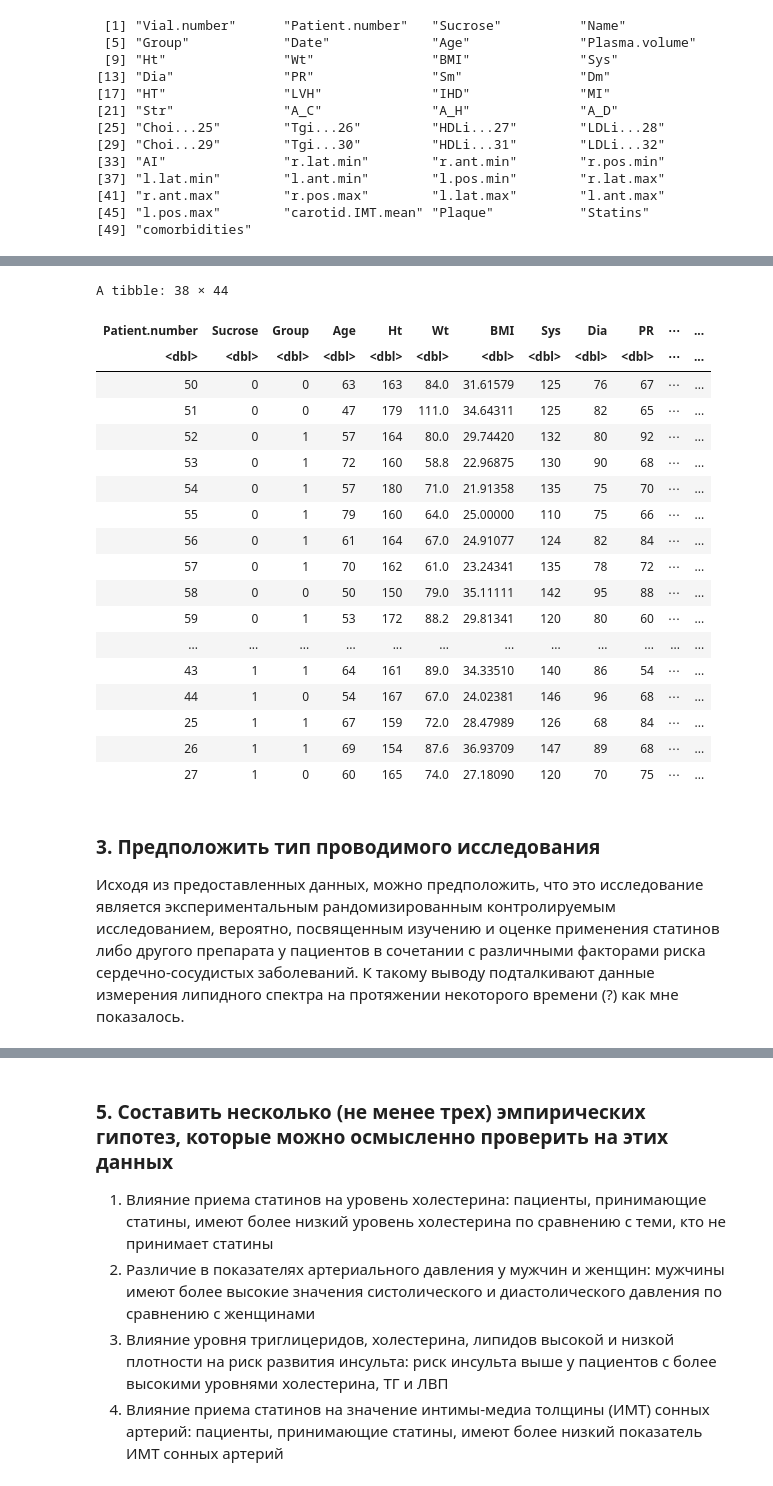
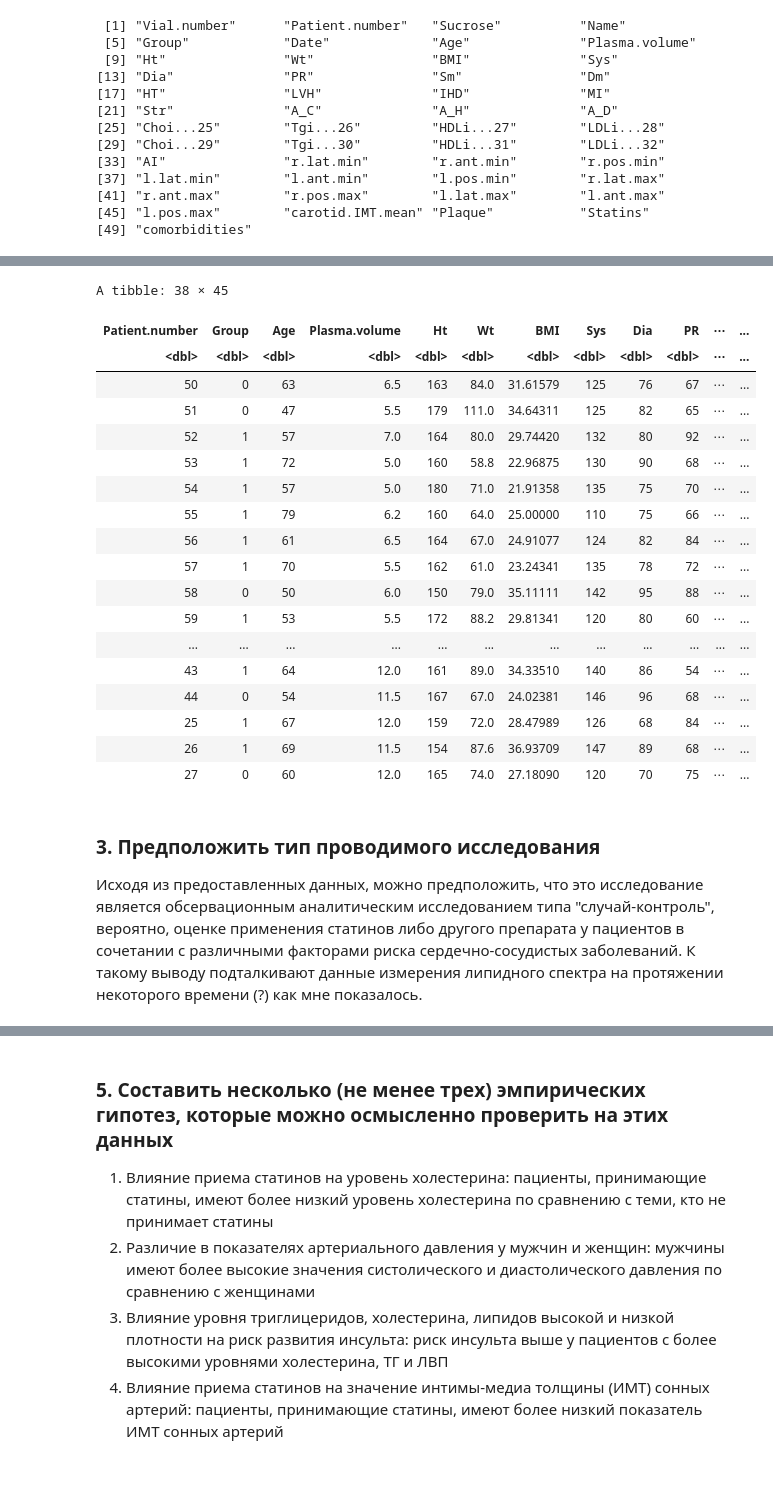
Before and after one commit to MikhailDemin/GB_DataScience-in-Med, a Jupyter notebook: 21_Applied_statistics_in_medicine/21_1_lesson_1_my_solution.ipynb, the cells around one changed output, grey strips where cells are left out. Cells and saved outputs as stored; diff of their text form; code cells hidden in the pictures.

```diff
--- a/21_Applied_statistics_in_medicine/21_1_lesson_1_my_solution.ipynb
+++ b/21_Applied_statistics_in_medicine/21_1_lesson_1_my_solution.ipynb
@@ -224,26 +224,23 @@ A tibble: 38 × 7
-# %%
-clinical <- subset(meta, select = c("Patient.number", "Sucrose", "Group", "Age", "Ht", "Wt", "BMI", "Sys", "Dia", "PR", "Sm", "Dm", "HT", "LVH",
-                                    "IHD", "MI", "Str", "A_C", "A_H", "A_D", "Choi...25", "Tgi...26", "HDLi...27", "LDLi...28", "Choi...29", "Tgi...30",
-                                    "HDLi...31", "LDLi...32", "AI", "r.lat.min", "r.ant.min", "r.pos.min", "l.lat.min", "l.ant.min", "l.pos.min", "r.lat.max",
-                                    "r.ant.max", "r.pos.max", "l.lat.max", "l.ant.max", "l.pos.max", "carotid.IMT.mean", "Plaque", "Statins"))
-clinical
-# %% [output]
-A tibble: 38 × 44
-| Patient.number | Sucrose | Group | Age | Ht | Wt | BMI | Sys | Dia | PR | ⋯ | ... |
-| <dbl> | <dbl> | <dbl> | <dbl> | <dbl> | <dbl> | <dbl> | <dbl> | <dbl> | <dbl> | ⋯ | ... |
-| 50 | 0 | 0 | 63 | 163 | 84.0 | 31.61579 | 125 | 76 | 67 | ⋯ | ... |
-| 51 | 0 | 0 | 47 | 179 | 111.0 | 34.64311 | 125 | 82 | 65 | ⋯ | ... |
-| 52 | 0 | 1 | 57 | 164 | 80.0 | 29.74420 | 132 | 80 | 92 | ⋯ | ... |
-| 53 | 0 | 1 | 72 | 160 | 58.8 | 22.96875 | 130 | 90 | 68 | ⋯ | ... |
-| 54 | 0 | 1 | 57 | 180 | 71.0 | 21.91358 | 135 | 75 | 70 | ⋯ | ... |
-| 55 | 0 | 1 | 79 | 160 | 64.0 | 25.00000 | 110 | 75 | 66 | ⋯ | ... |
-| 56 | 0 | 1 | 61 | 164 | 67.0 | 24.91077 | 124 | 82 | 84 | ⋯ | ... |
-| 57 | 0 | 1 | 70 | 162 | 61.0 | 23.24341 | 135 | 78 | 72 | ⋯ | ... |
-| 58 | 0 | 0 | 50 | 150 | 79.0 | 35.11111 | 142 | 95 | 88 | ⋯ | ... |
-| 59 | 0 | 1 | 53 | 172 | 88.2 | 29.81341 | 120 | 80 | 60 | ⋯ | ... |
-| ... | ... | ... | ... | ... | ... | ... | ... | ... | ... | ... | ... |
-| 43 | 1 | 1 | 64 | 161 | 89.0 | 34.33510 | 140 | 86 | 54 | ⋯ | ... |
-| 44 | 1 | 0 | 54 | 167 | 67.0 | 24.02381 | 146 | 96 | 68 | ⋯ | ... |
-| 25 | 1 | 1 | 67 | 159 | 72.0 | 28.47989 | 126 | 68 | 84 | ⋯ | ... |
-| 26 | 1 | 1 | 69 | 154 | 87.6 | 36.93709 | 147 | 89 | 68 | ⋯ | ... |
-| 27 | 1 | 0 | 60 | 165 | 74.0 | 27.18090 | 120 | 70 | 75 | ⋯ | ... |
+# %%
+clinical <- meta %>% select (-Name, -Date, -Sucrose, -Vial.number)
+clinical
+# %% [output]
+A tibble: 38 × 45
+| Patient.number | Group | Age | Plasma.volume | Ht | Wt | BMI | Sys | Dia | PR | ⋯ | ... |
+| <dbl> | <dbl> | <dbl> | <dbl> | <dbl> | <dbl> | <dbl> | <dbl> | <dbl> | <dbl> | ⋯ | ... |
+| 50 | 0 | 63 | 6.5 | 163 | 84.0 | 31.61579 | 125 | 76 | 67 | ⋯ | ... |
+| 51 | 0 | 47 | 5.5 | 179 | 111.0 | 34.64311 | 125 | 82 | 65 | ⋯ | ... |
+| 52 | 1 | 57 | 7.0 | 164 | 80.0 | 29.74420 | 132 | 80 | 92 | ⋯ | ... |
+| 53 | 1 | 72 | 5.0 | 160 | 58.8 | 22.96875 | 130 | 90 | 68 | ⋯ | ... |
+| 54 | 1 | 57 | 5.0 | 180 | 71.0 | 21.91358 | 135 | 75 | 70 | ⋯ | ... |
+| 55 | 1 | 79 | 6.2 | 160 | 64.0 | 25.00000 | 110 | 75 | 66 | ⋯ | ... |
+| 56 | 1 | 61 | 6.5 | 164 | 67.0 | 24.91077 | 124 | 82 | 84 | ⋯ | ... |
+| 57 | 1 | 70 | 5.5 | 162 | 61.0 | 23.24341 | 135 | 78 | 72 | ⋯ | ... |
+| 58 | 0 | 50 | 6.0 | 150 | 79.0 | 35.11111 | 142 | 95 | 88 | ⋯ | ... |
+| 59 | 1 | 53 | 5.5 | 172 | 88.2 | 29.81341 | 120 | 80 | 60 | ⋯ | ... |
+| ... | ... | ... | ... | ... | ... | ... | ... | ... | ... | ... | ... |
+| 43 | 1 | 64 | 12.0 | 161 | 89.0 | 34.33510 | 140 | 86 | 54 | ⋯ | ... |
+| 44 | 0 | 54 | 11.5 | 167 | 67.0 | 24.02381 | 146 | 96 | 68 | ⋯ | ... |
+| 25 | 1 | 67 | 12.0 | 159 | 72.0 | 28.47989 | 126 | 68 | 84 | ⋯ | ... |
+| 26 | 1 | 69 | 11.5 | 154 | 87.6 | 36.93709 | 147 | 89 | 68 | ⋯ | ... |
+| 27 | 0 | 60 | 12.0 | 165 | 74.0 | 27.18090 | 120 | 70 | 75 | ⋯ | ... |
@@ -250,6 +252,6 @@ A tibble: 38 × 44
 # %% [markdown]
 ### 3. Предположить тип проводимого исследования
-Исходя из предоставленных данных, можно предположить, что это исследование является экспериментальным рандомизированным контролируемым исследованием, вероятно, посвященным изучению и оценке применения статинов либо другого препарата у пациентов в сочетании с различными факторами риска сердечно-сосудистых заболеваний. К такому выводу подталкивают данные измерения липидного спектра на протяжении некоторого времени (?) как мне показалось.
+Исходя из предоставленных данных, можно предположить, что это исследование является обсервационным аналитическим исследованием типа "случай-контроль", вероятно, оценке применения статинов либо другого препарата у пациентов в сочетании с различными факторами риска сердечно-сосудистых заболеваний. К такому выводу подталкивают данные измерения липидного спектра на протяжении некоторого времени (?) как мне показалось.
 # %% [markdown]
 ### 4. Предположить тип выборки пациентов и определить вид хотя бы 5-7 переменных и шкалу их измерения
 
```
Also changed, not shown: parts of 6 cells of this notebook, 2 other files.
